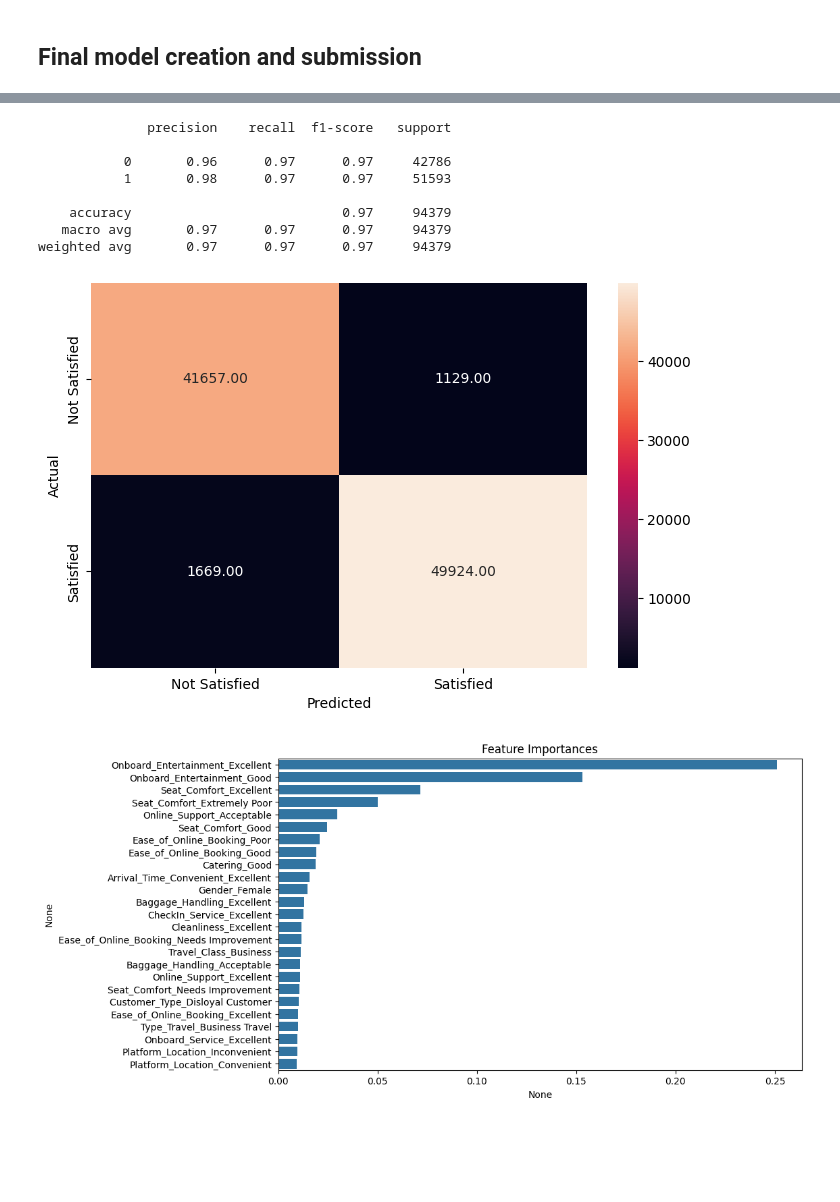
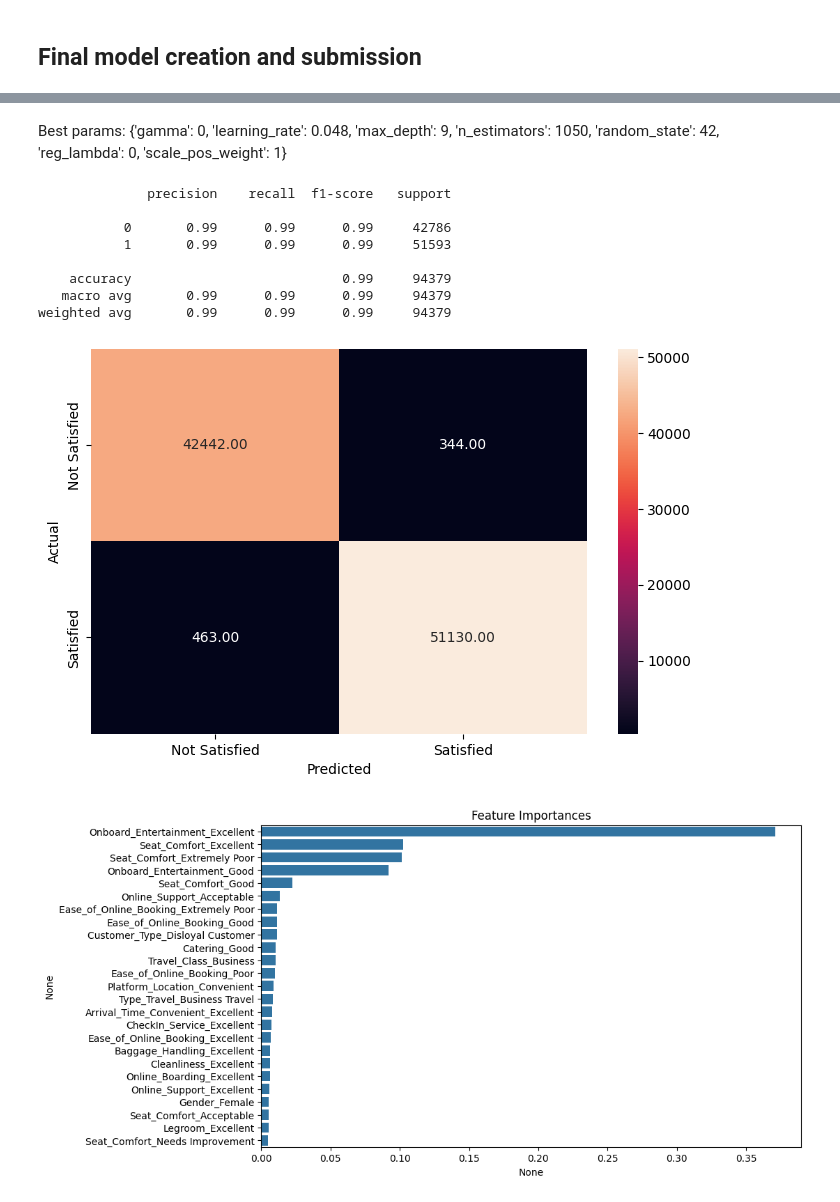
Before and after one commit to wcole3/shinkansen_experience, a Jupyter notebook: shinkansen_experience.ipynb, the cells around one changed output, grey strips where cells are left out. Saved outputs shown, nothing was run; the diff lists cells and outputs as text; code cells hidden in the pictures; blank space fills up the shorter version.

```diff
--- a/shinkansen_experience.ipynb
+++ b/shinkansen_experience.ipynb
@@ -464,3 +464,22 @@ weighted avg       0.94      0.94      0.94     18876
 | 0 | 0.934484 | 0.935126 | 0.935527 |
 # %% [markdown]
 ## Final model creation and submission
+# %%
+import random
+# create parameter grid for xgboost
+param_grid = {
+    'n_estimators': [900, 950, 1000, 1050, 1100],
+    'max_depth': [7, 8, 9, 10],
+    'learning_rate': [_ for _ in np.arange(0.046, 0.05, 0.001)],
+    'gamma': [0],
+    'reg_lambda': [0],
+    'scale_pos_weight': [1],
+    'random_state': [42]
+}
+
+# use grid serach cv to find best parameters
+xgb_grid = GridSearchCV(XGBClassifier(), param_grid, verbose=5, cv=5, n_jobs=-1, scoring='accuracy', refit=True)
+# fit the model
+xgb_grid.fit(X_train, y_train)
+# print the best parameters
+print(xgb_grid.best_params_)
@@ -467,20 +504,21 @@ weighted avg       0.94      0.94      0.94     18876
+# %% [markdown]
+Best params: {'gamma': 0, 'learning_rate': 0.048, 'max_depth': 9, 'n_estimators': 1050, 'random_state': 42, 'reg_lambda': 0, 'scale_pos_weight': 1}
 # %%
-# use xgboost on full data
-xgb = XGBClassifier(n_estimators=100, random_state=42)
-# fit
-xgb.fit(train_df, y)
+# get best estimator
+xgb = xgb_grid.best_estimator_
+
 # get train metrics
 metrics_score(y, xgb.predict(train_df))
 # %% [output]
               precision    recall  f1-score   support
 
-           0       0.96      0.97      0.97     42786
-           1       0.98      0.97      0.97     51593
+           0       0.99      0.99      0.99     42786
+           1       0.99      0.99      0.99     51593
 
-    accuracy                           0.97     94379
-   macro avg       0.97      0.97      0.97     94379
-weighted avg       0.97      0.97      0.97     94379
+    accuracy                           0.99     94379
+   macro avg       0.99      0.99      0.99     94379
+weighted avg       0.99      0.99      0.99     94379
-[figure, old version]
+[figure, new version]
 # %%
 # plot the features by importance; plot 25 most important
 importances = pd.Series(xgb.feature_importances_, index=train_df.columns).sort_values(ascending=False)
@@ -489,7 +527,7 @@ sns.barplot(x=importances[:25], y=importances[:25].index)
 plt.title('Feature Importances')
 plt.show()
 # %% [output]
-[figure, old version]
+[figure, new version]
 # %%
 # predict on test data
 test_preds = xgb.predict(test_df)
```
Also changed, not shown: parts of 8 cells of this notebook, 1 other file.
